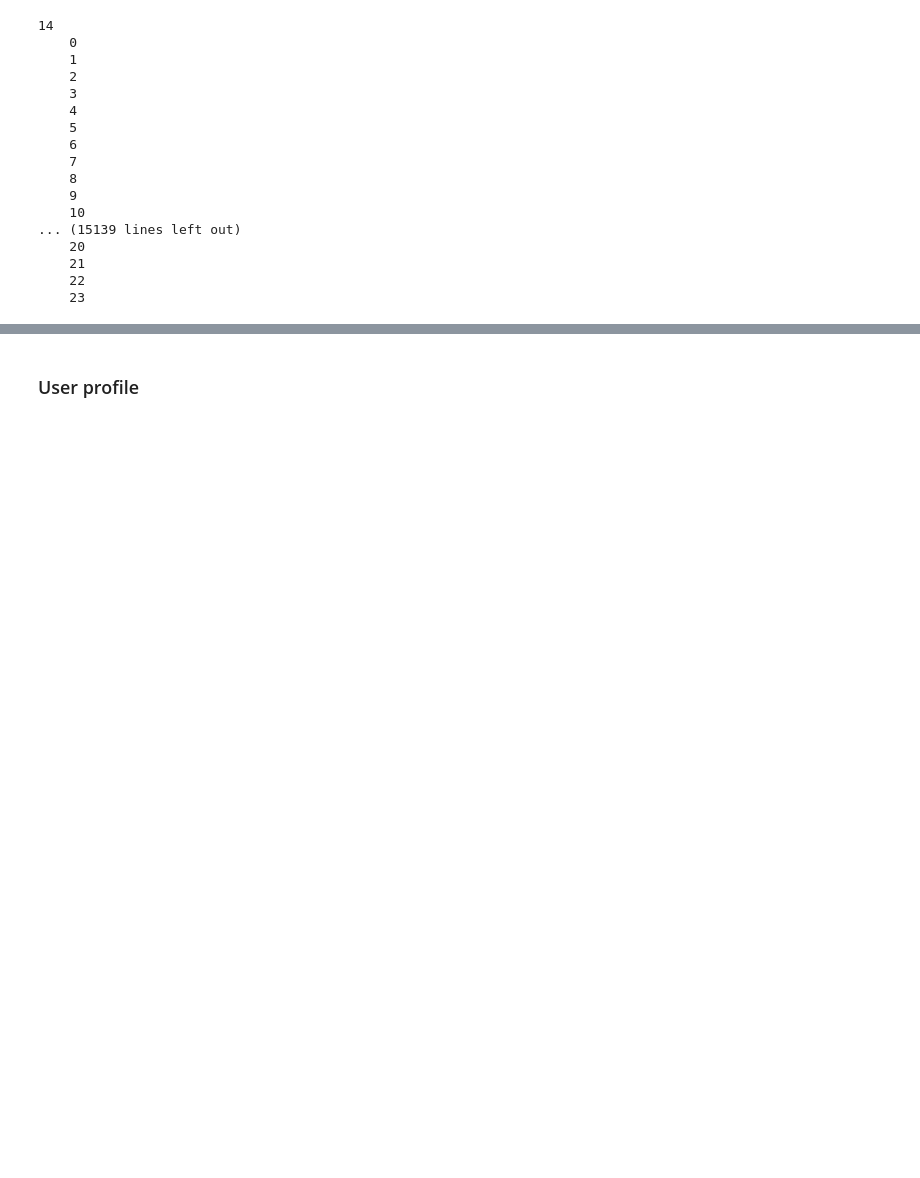
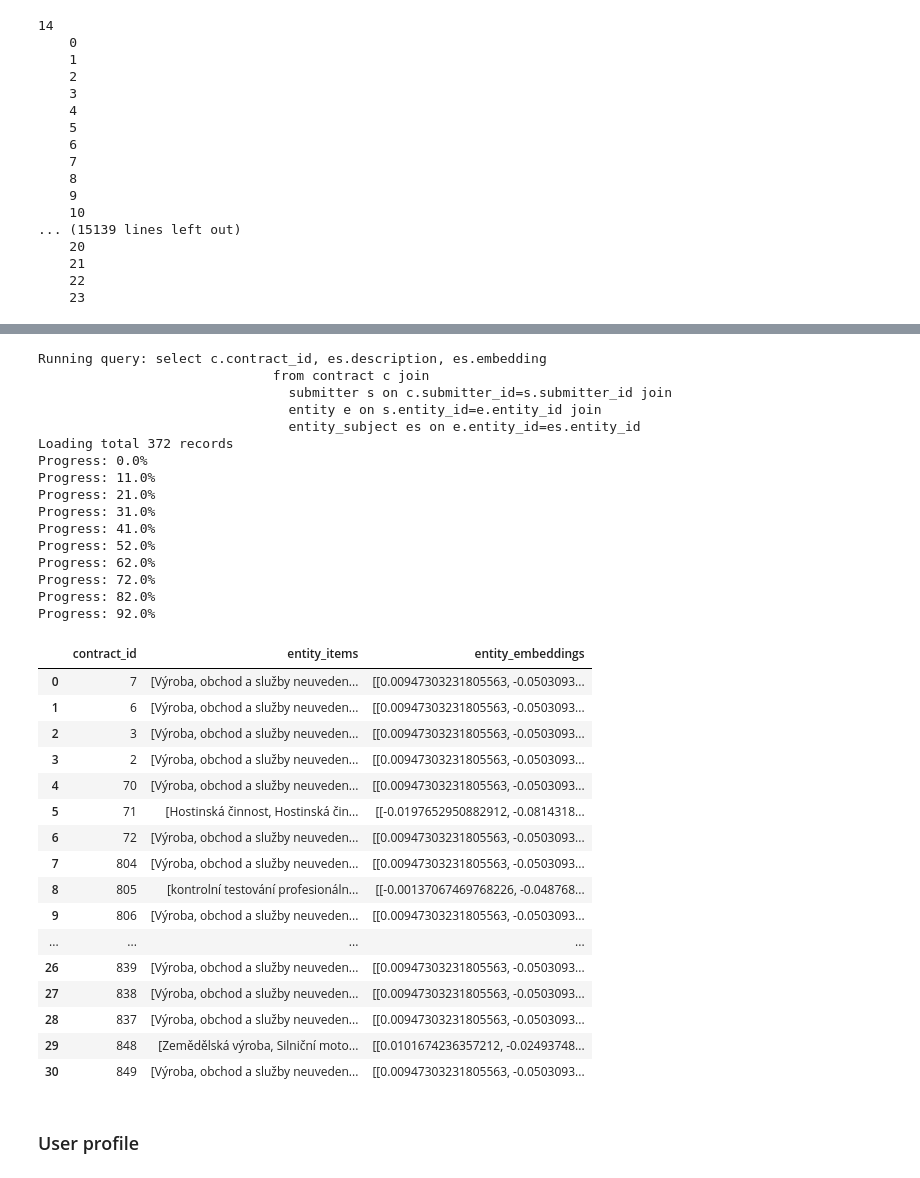
Before and after one commit to opendatalabcz/public-contract-recommendation, a Jupyter notebook: research/src/recommender_research.ipynb, the cells around one changed output, grey strips where cells are left out. Drawn from its saved outputs; the diff is of its cells as text; code cells hidden in the pictures; blank space fills up the shorter version.

```diff
--- a/research/src/recommender_research.ipynb
+++ b/research/src/recommender_research.ipynb
@@ -598,35 +399,3 @@ esmngr.save_to_db(df_entity_subject)
     21
     22
     23
-# %%
-class ContractEntitySubjectManager(DBManager):
-
-    def __init__(self, connection):
-        super().__init__(connection)
-        self._load_query = """select c.contract_id, es.description, es.embedding
-                              from contract c join
-                                submitter s on c.submitter_id=s.submitter_id join
-                                entity e on s.entity_id=e.entity_id join
-                                entity_subject es on e.entity_id=es.entity_id"""
-
-    def load_from_db(self, parts=10):
-        print("Running query: " + self._load_query)
-        raw_data = self.runQuery(self._load_query)
-
-        entity_subjects = {}
-        total_records = len(raw_data)
-        print("Loading total " + str(total_records) + " records")
-        for i, item in enumerate(raw_data):
-            if i % (int(total_records / parts)+1) == 0:
-                print("Progress: {}%".format(numpy.ceil(i * 100 / total_records)))
-            contract_id = item[0]
-            description = item[1]
-            embedding = item[2]
-            subject_items = entity_subjects.get(contract_id, {'contract_id': contract_id, 'items':[], 'embeddings':[]})
-            subject_items['items'].append(description)
-            subject_items['embeddings'].append(embedding)
-            entity_subjects[contract_id] = subject_items
-        return pandas.DataFrame(entity_subjects.values())
-
-cesmngr = ContractEntitySubjectManager(psycopg2_conn)
-cesmngr
@@ -672,3 +402,41 @@ Progress: 92.0%
+# %%
+cesmngr = ContractEntitySubjectManager(psycopg2_conn)
+df_contract_entity_subject = cesmngr.load()
+df_contract_entity_subject
+# %% [output]
+Running query: select c.contract_id, es.description, es.embedding
+                              from contract c join
+                                submitter s on c.submitter_id=s.submitter_id join
+                                entity e on s.entity_id=e.entity_id join
+                                entity_subject es on e.entity_id=es.entity_id
+Loading total 372 records
+Progress: 0.0%
+Progress: 11.0%
+Progress: 21.0%
+Progress: 31.0%
+Progress: 41.0%
+Progress: 52.0%
+Progress: 62.0%
+Progress: 72.0%
+Progress: 82.0%
+Progress: 92.0%
+|  | contract_id | entity_items | entity_embeddings |
+| 0 | 7 | [Výroba, obchod a služby neuveden... | [[0.00947303231805563, -0.0503093... |
+| 1 | 6 | [Výroba, obchod a služby neuveden... | [[0.00947303231805563, -0.0503093... |
+| 2 | 3 | [Výroba, obchod a služby neuveden... | [[0.00947303231805563, -0.0503093... |
+| 3 | 2 | [Výroba, obchod a služby neuveden... | [[0.00947303231805563, -0.0503093... |
+| 4 | 70 | [Výroba, obchod a služby neuveden... | [[0.00947303231805563, -0.0503093... |
+| 5 | 71 | [Hostinská činnost, Hostinská čin... | [[-0.0197652950882912, -0.0814318... |
+| 6 | 72 | [Výroba, obchod a služby neuveden... | [[0.00947303231805563, -0.0503093... |
+| 7 | 804 | [Výroba, obchod a služby neuveden... | [[0.00947303231805563, -0.0503093... |
+| 8 | 805 | [kontrolní testování profesionáln... | [[-0.00137067469768226, -0.048768... |
+| 9 | 806 | [Výroba, obchod a služby neuveden... | [[0.00947303231805563, -0.0503093... |
+| ... | ... | ... | ... |
+| 26 | 839 | [Výroba, obchod a služby neuveden... | [[0.00947303231805563, -0.0503093... |
+| 27 | 838 | [Výroba, obchod a služby neuveden... | [[0.00947303231805563, -0.0503093... |
+| 28 | 837 | [Výroba, obchod a služby neuveden... | [[0.00947303231805563, -0.0503093... |
+| 29 | 848 | [Zemědělská výroba, Silniční moto... | [[0.0101674236357212, -0.02493748... |
+| 30 | 849 | [Výroba, obchod a služby neuveden... | [[0.00947303231805563, -0.0503093... |
 # %% [markdown]
 ### User profile
 # %%
```
Also changed, not shown: parts of 28 cells of this notebook, 2 other files.
